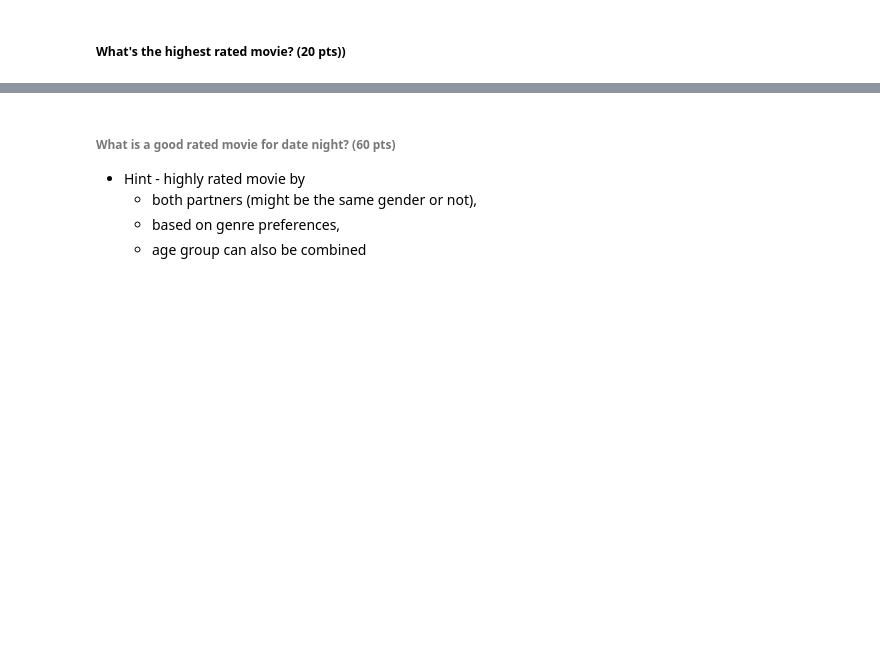
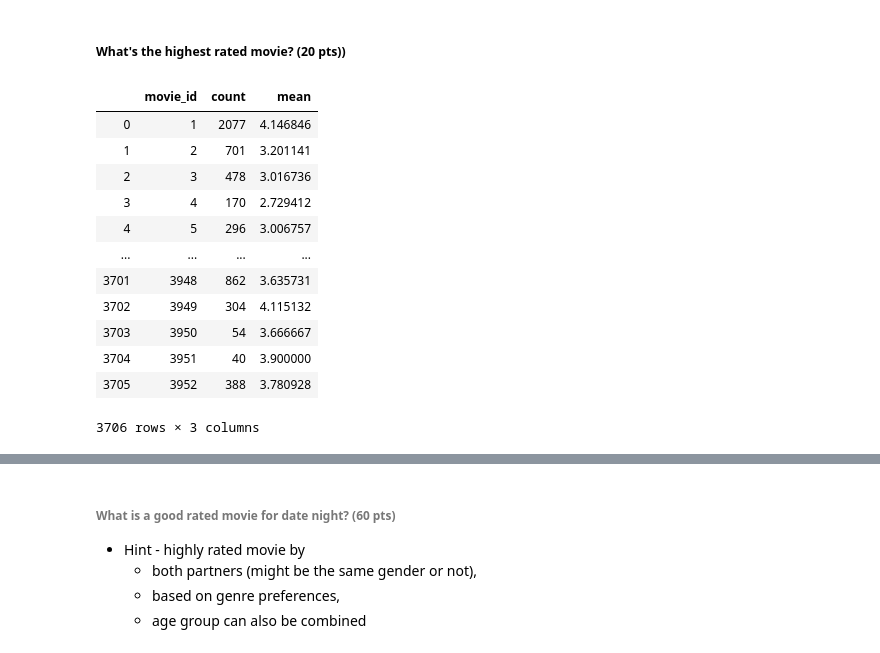
Before and after one commit to rashmihu/CSC-405-605_2020_Assignment, a Jupyter notebook: Assignment_2/code/date_night_movie.ipynb, the cells around one changed output, grey strips where cells are left out. Saved outputs shown, nothing was run; the diff lists cells and outputs as text; code cells hidden in the pictures; blank space fills up the shorter version.

```diff
--- a/Assignment_2/code/date_night_movie.ipynb
+++ b/Assignment_2/code/date_night_movie.ipynb
@@ -100,2 +132,20 @@ print movies.head()
 # %% [markdown]
 ##### What's the highest rated movie? (20 pts))
+# %%
+#Groupby movie_id and caluculate the count of people who have rated the movie and the mean of the ratings
+highRatedMovie = userMovieRatings.groupby('movie_id')['rating'].agg(['count','mean']).reset_index()
+highRatedMovie
+# %% [output]
+|  | movie_id | count | mean |
+| 0 | 1 | 2077 | 4.146846 |
+| 1 | 2 | 701 | 3.201141 |
+| 2 | 3 | 478 | 3.016736 |
+| 3 | 4 | 170 | 2.729412 |
+| 4 | 5 | 296 | 3.006757 |
+| ... | ... | ... | ... |
+| 3701 | 3948 | 862 | 3.635731 |
+| 3702 | 3949 | 304 | 4.115132 |
+| 3703 | 3950 | 54 | 3.666667 |
+| 3704 | 3951 | 40 | 3.900000 |
+| 3705 | 3952 | 388 | 3.780928 |
+3706 rows × 3 columns
```
Also changed, not shown: parts of 21 cells of this notebook.
